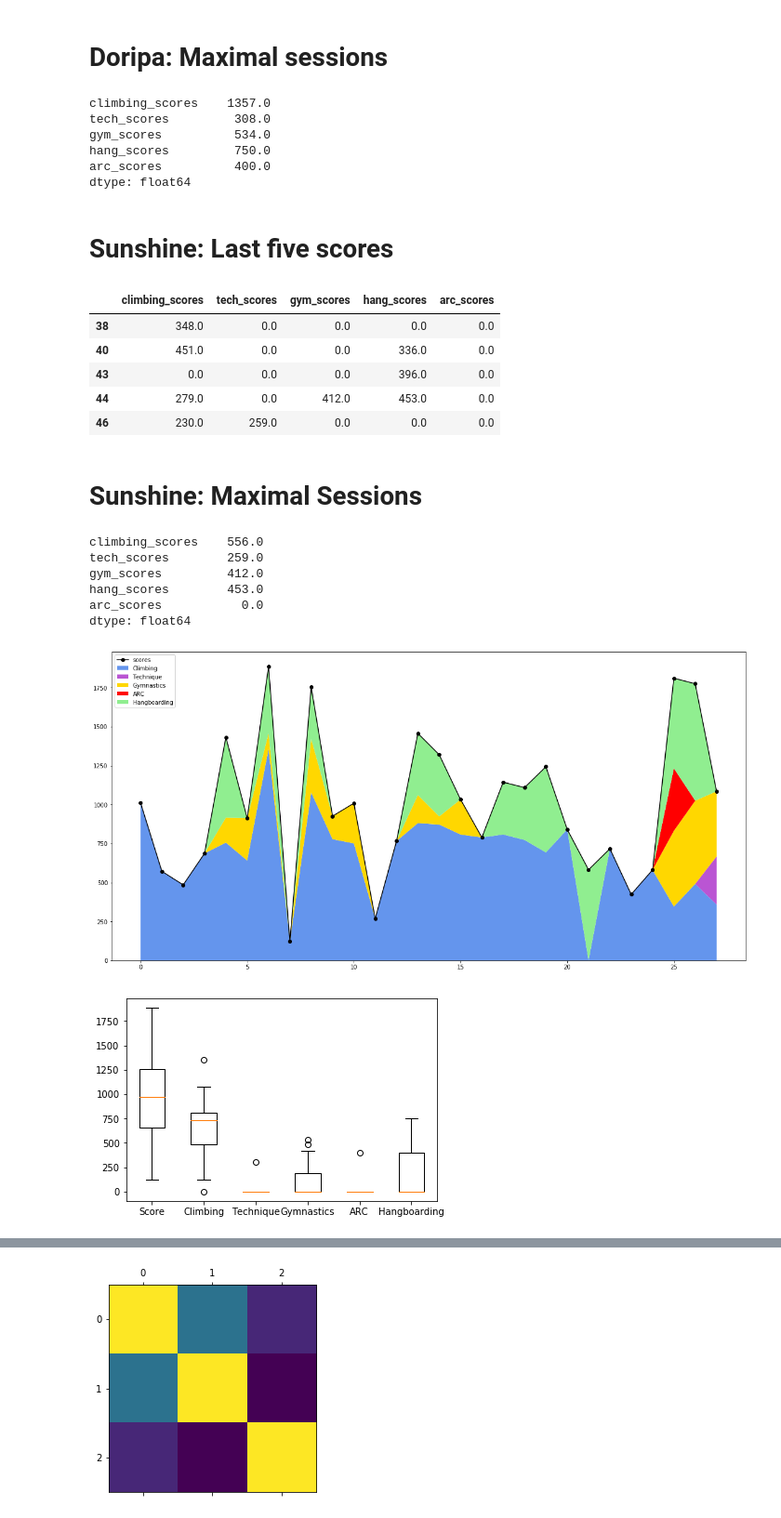
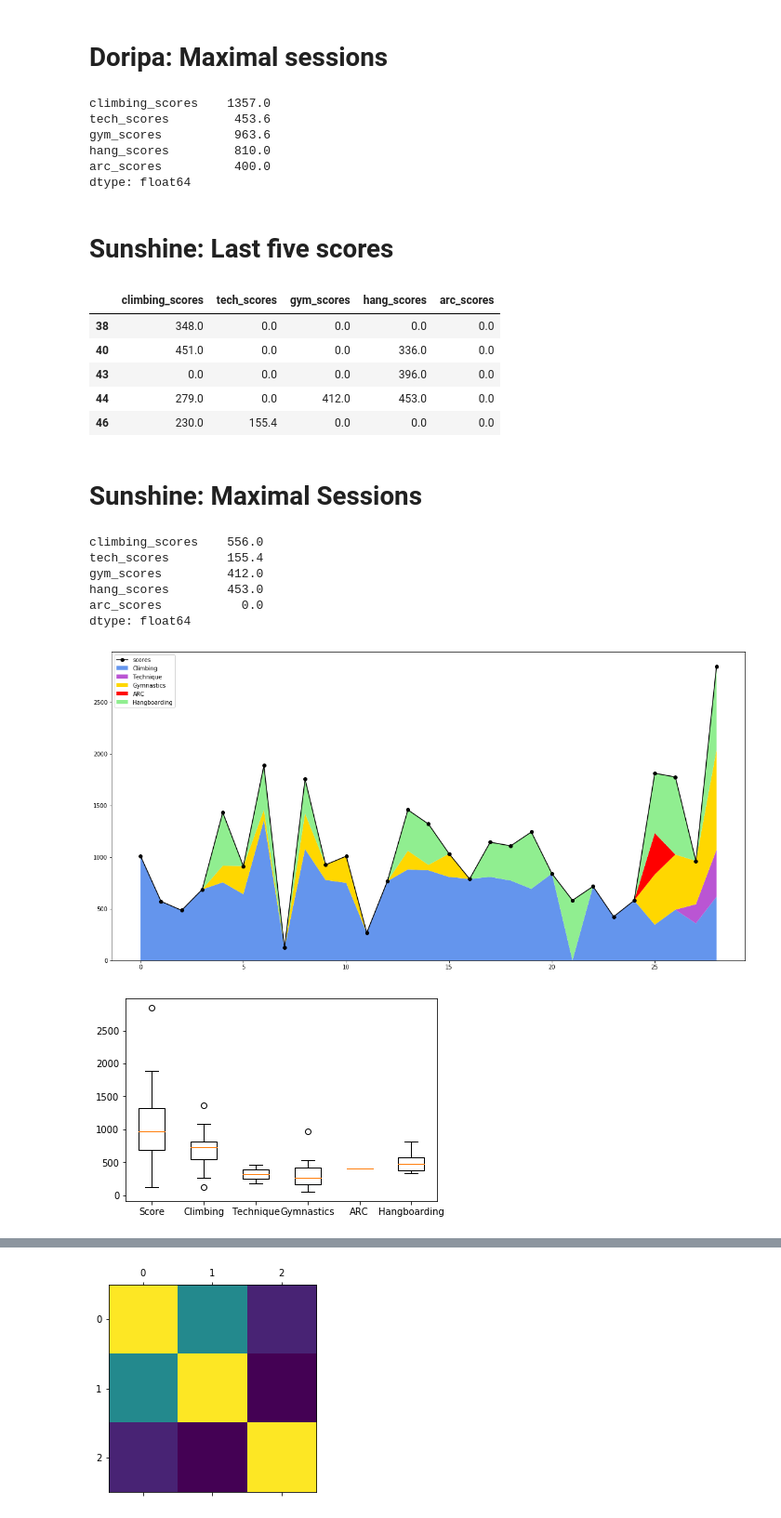
Before and after one commit to gardiac2002/monkies, a Jupyter notebook: Sessions Analysis.ipynb, the cells around one changed output, grey strips where cells are left out. Shown at 93% size. Cells and saved outputs as stored; diff of their text form; code cells hidden in the pictures.

```diff
--- a/Sessions Analysis.ipynb
+++ b/Sessions Analysis.ipynb
@@ -62,7 +62,7 @@ scores_translator = {
     'arc': boulder_6b_plus / 5,
 
     # technique
-    'tech': boulder_6a_plus / 3,
+    'tech': boulder_6a_plus / 5,
 
     # Hangboard for each 10 seconds
     '4F2G': boulder_5c / 10,
@@ -157,9 +157,9 @@ doripa.tail()[['climbing_scores', 'tech_scores', 'gym_scores', 'hang_scores', 'a
 doripa[['climbing_scores', 'tech_scores', 'gym_scores', 'hang_scores', 'arc_scores']].max()
 # %% [output]
 climbing_scores    1357.0
-tech_scores         308.0
-gym_scores          534.0
-hang_scores         750.0
+tech_scores         453.6
+gym_scores          963.6
+hang_scores         810.0
 arc_scores          400.0
 dtype: float64
 # %% [markdown]
@@ -172,14 +172,14 @@ sunshine_sessions.tail()[['climbing_scores', 'tech_scores', 'gym_scores', 'hang_
 | 40 | 451.0 | 0.0 | 0.0 | 336.0 | 0.0 |
 | 43 | 0.0 | 0.0 | 0.0 | 396.0 | 0.0 |
 | 44 | 279.0 | 0.0 | 412.0 | 453.0 | 0.0 |
-| 46 | 230.0 | 259.0 | 0.0 | 0.0 | 0.0 |
+| 46 | 230.0 | 155.4 | 0.0 | 0.0 | 0.0 |
 # %% [markdown]
 # Sunshine: Maximal Sessions
 # %%
 sunshine_sessions[['climbing_scores', 'tech_scores', 'gym_scores', 'hang_scores', 'arc_scores']].max()
 # %% [output]
 climbing_scores    556.0
-tech_scores        259.0
+tech_scores        155.4
 gym_scores         412.0
 hang_scores        453.0
 arc_scores           0.0
@@ -208,24 +208,23 @@ plt.plot(x, doripa.scores, marker='o', color='black')
 plt.legend(loc=2)
 plt.show()
 # %% [output]
-[figure, old version]
+[figure, new version]
 # %%
 scores = [
-    doripa.scores,
-    doripa.climbing_scores,
+    doripa[doripa.scores > 0].scores,
+    doripa[doripa.climbing_scores > 0].climbing_scores,
 
-    doripa.tech_scores,
-    doripa.gym_scores,
-    doripa.arc_scores,
+    doripa[doripa.tech_scores > 0].tech_scores,
+    doripa[doripa.gym_scores > 0].gym_scores,
+    doripa[doripa.arc_scores > 0].arc_scores,
 
-    doripa.hang_scores,
-
+    doripa[doripa.hang_scores > 0].hang_scores,
 ]
 labels = ['Score', 'Climbing', 'Technique', 'Gymnastics', 'ARC', 'Hangboarding']
 plt.boxplot(scores, labels=labels)
 plt.show()
 # %% [output]
-[figure, old version]
+[figure, new version]
 # %%
 plt.figure(figsize=(20,10))
 
```
Also changed, not shown: parts of 9 cells of this notebook, 1 other file.
